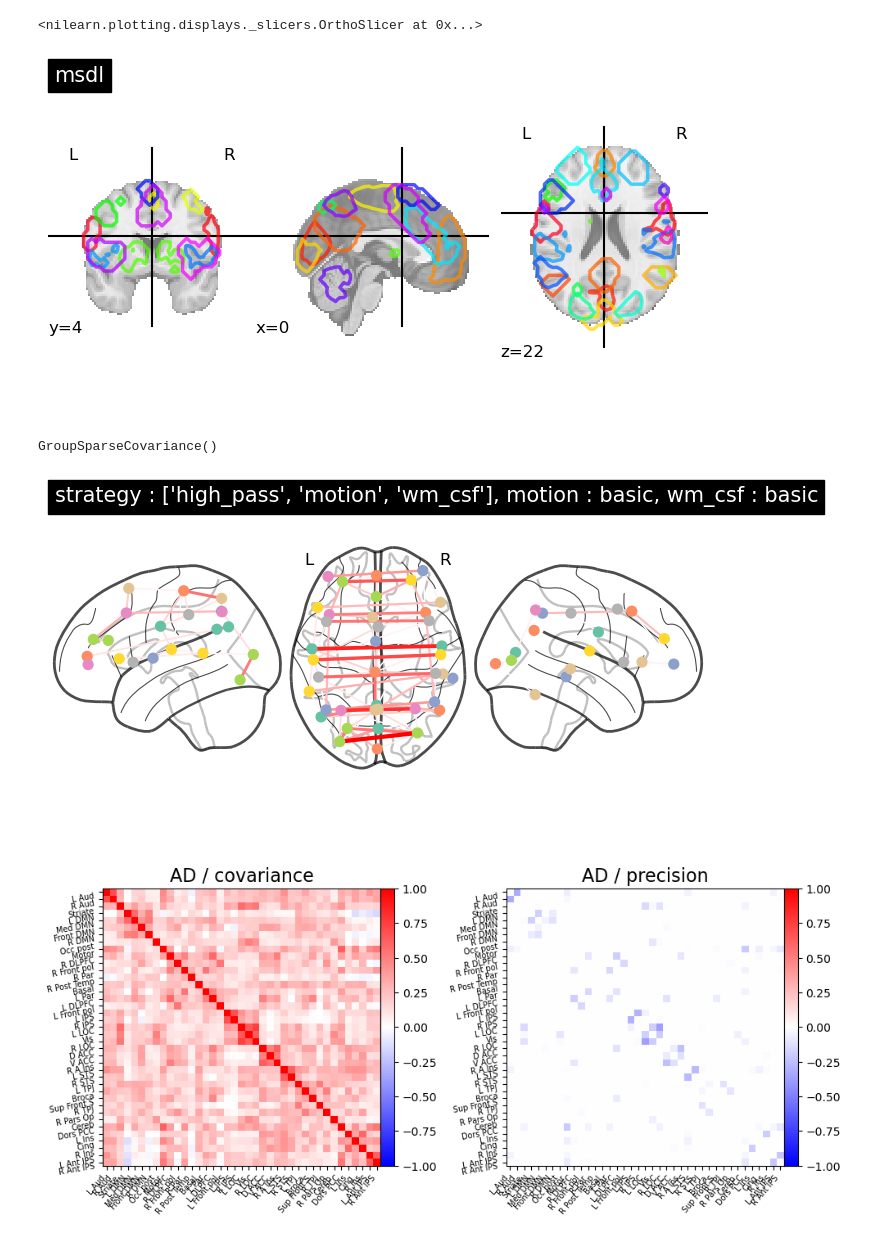
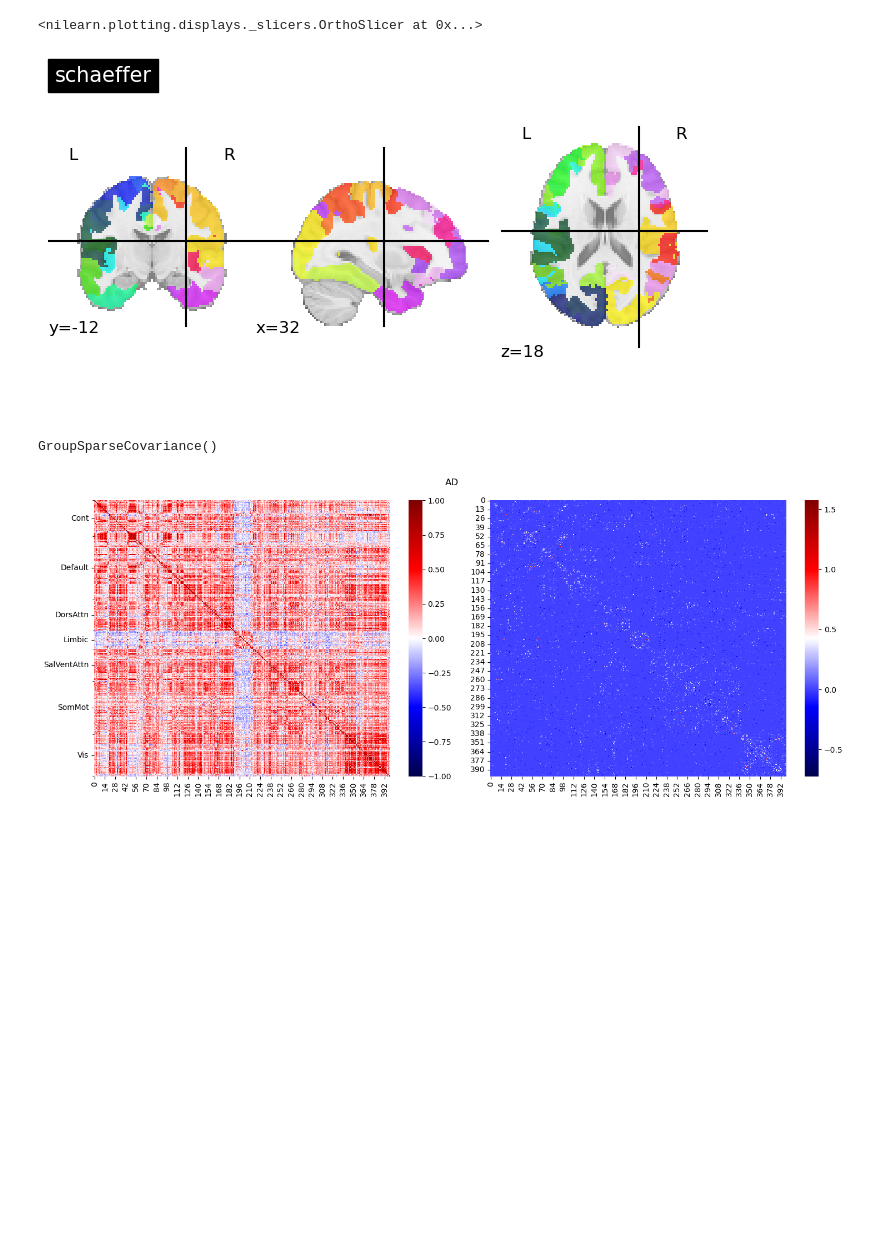
Before and after one commit to jonathan-legrand/bold-dementia, a Jupyter notebook: notebooks/compare_maps.ipynb, the cells around one changed output. Cells and saved outputs as stored; diff of their text form; code cells hidden in the pictures; blank space fills up the shorter version.

Commit message:
Order and label by network with schaeffer

```diff
--- a/notebooks/compare_maps.ipynb
+++ b/notebooks/compare_maps.ipynb
@@ -20,7 +20,8 @@ from bold_dementia.connectivity.matrices import plot_matrices
 
 BIDSDIR = Path("/georges/memento/BIDS")
 PPATH = Path("/bigdata/jlegrand/data/Memento/output/augmented_phenotypes.csv")
-ATLAS = "msdl"
+ATLAS = "schaeffer"
+SOFT = False
 confounds_strategy = {
     "strategy": ["high_pass", "motion", "wm_csf"],
     "motion": "basic",
@@ -28,11 +29,13 @@ confounds_strategy = {
 }
 
 phenotypes = Memento.load_phenotypes(PPATH)
+
+# TODO Schaeffer and group by networks
 # %%
 no_dementia_mask = phenotypes.days_to_onset.isna()
-controls = phenotypes[no_dementia_mask].sample(n=20, random_state=1234)
+controls = phenotypes[no_dementia_mask].sample(n=2, random_state=1234)
 AD_mask = ((phenotypes.MA == 1))
-demented = phenotypes[AD_mask].sample(20, random_state=1234)
+demented = phenotypes[AD_mask].sample(2, random_state=1234)
 subjects = pd.concat([demented, controls])
 # %%
 from nilearn.interfaces.bids import get_bids_files, parse_bids_filename
@@ -69,9 +67,9 @@ rest_dataset.sample(n=4)
 # %%
-atlas = Atlas.from_name(ATLAS, soft=True)
+atlas = Atlas.from_name(ATLAS, soft=SOFT)
 atlas.plot()
 # %% [output]
 <nilearn.plotting.displays._slicers.OrthoSlicer at 0x...>
-[figure, old version]
+[figure, new version]
 # %%
 
 masker = atlas.fit_masker()
@@ -137,18 +146,17 @@ def plot_matrices(cov, prec, title, labels):
 # %%
 title = ", ".join([f"{k} : {v}" for k, v in confounds_strategy.items()])
 
-plotting.plot_connectome(
-    -AD_gsc.precisions_.mean(axis=2),
-    atlas.get_coords(),
-    edge_threshold="90%",
-    title=title,
-    display_mode="lzr",
-)
+#plotting.plot_connectome(
+#    -AD_gsc.precisions_.mean(axis=2),
+#    atlas.get_coords(),
+#    edge_threshold="90%",
+#    title=title,
+#    display_mode="lzr",
+#)
 # Mean ou pas mean?
-plot_matrices(AD_gsc.covariances_.mean(axis=2), AD_gsc.precisions_.mean(axis=2), "AD", atlas.labels)
+plot_matrices(AD_gsc.covariances_.mean(axis=2), -AD_gsc.precisions_.mean(axis=2), "AD", atlas.labels)
 
 plotting.show()
 # %% [output]
-[figure, old version]
+[figure, new version]
-[figure, removed]
 # %%
```
Also changed, not shown: parts of 5 cells of this notebook.
